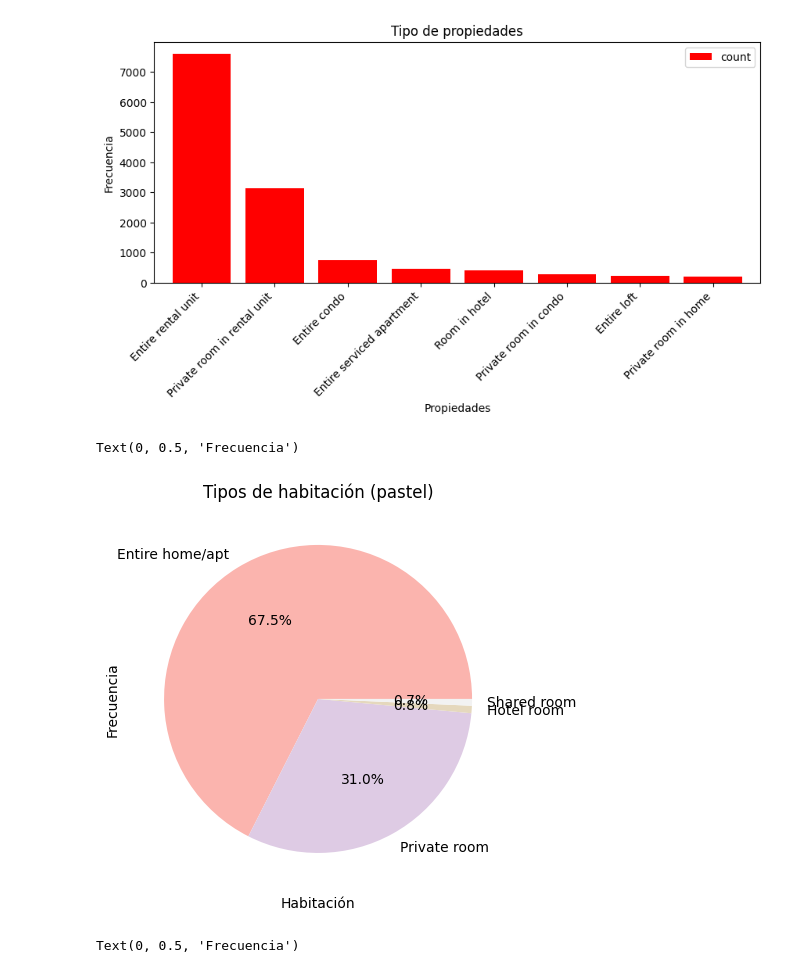
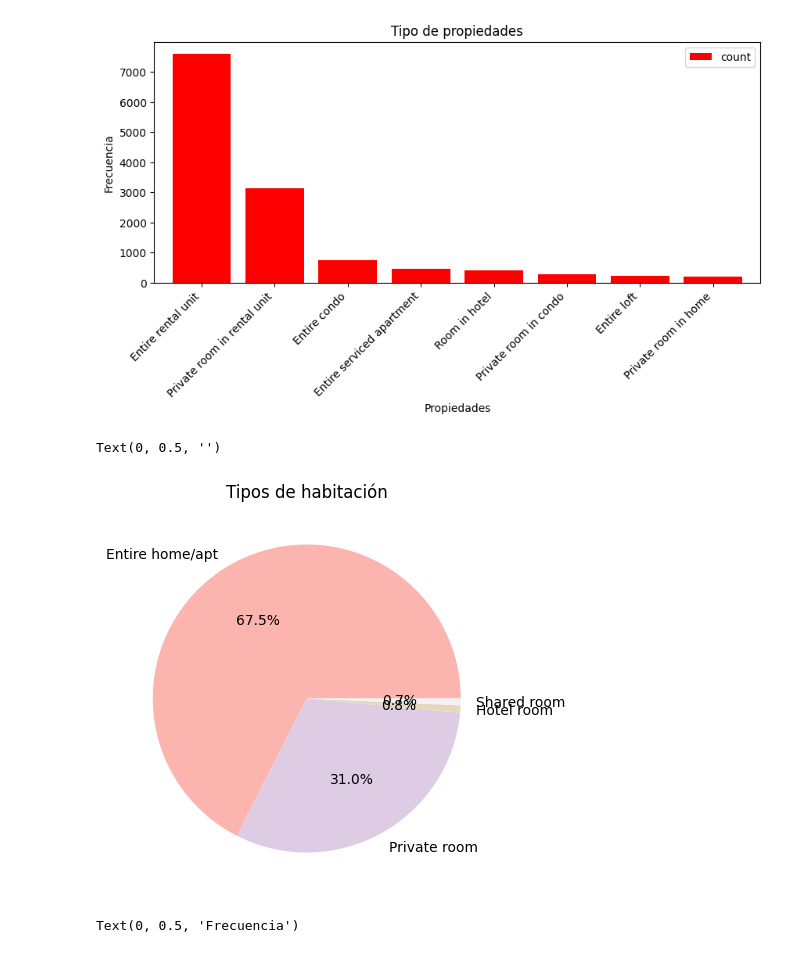
Before and after one commit to Raydays55/Actividad-5, a Jupyter notebook: Act5.ipynb, the cells around one changed output. Saved outputs shown, nothing was run; the diff lists cells and outputs as text; code cells hidden in the pictures.

```diff
--- a/Act5.ipynb
+++ b/Act5.ipynb
@@ -77,25 +77,25 @@ Text(0, 0.5, 'Frecuencia')
 # %%
 # 2. Análisis univariado room_type
 Tabla_freq_room = df_extrac['room_type'].value_counts().reset_index()
 Tabla_freq_room
 
 # Filtro de valores más relevantes de la variable categórica
 Filtro_room = Tabla_freq_room[Tabla_freq_room['count'] > 1]
 Filtro_room
 
 # Ajustar el índice del DF
 Filtro_index_room = Filtro_room.set_index('room_type')
 Filtro_index_room
 
 # Realizar gráfica de barras del DF filtrado, Análisis univariado de una frecuencia
 # Gráfico de pastel del DF
 Filtro_index_room['count'].plot(kind= 'pie', figsize= (10,5), shadow = False, autopct = "%0.1f%%", colormap = 'Pastel1')
-plt.title('Tipos de habitación (pastel)')
-plt.xlabel('Habitación')
-plt.ylabel('Frecuencia')
+plt.title('Tipos de habitación')
+plt.xlabel('')
+plt.ylabel('')
 # %% [output]
-Text(0, 0.5, 'Frecuencia')
+Text(0, 0.5, '')
-[figure, old version]
+[figure, new version]
 # %%
 # 3. Análisis univariado host_response_time
 Tabla_freq_time = df_extrac['host_response_time'].value_counts().reset_index()
```
Also changed, not shown: parts of 4 cells of this notebook.
